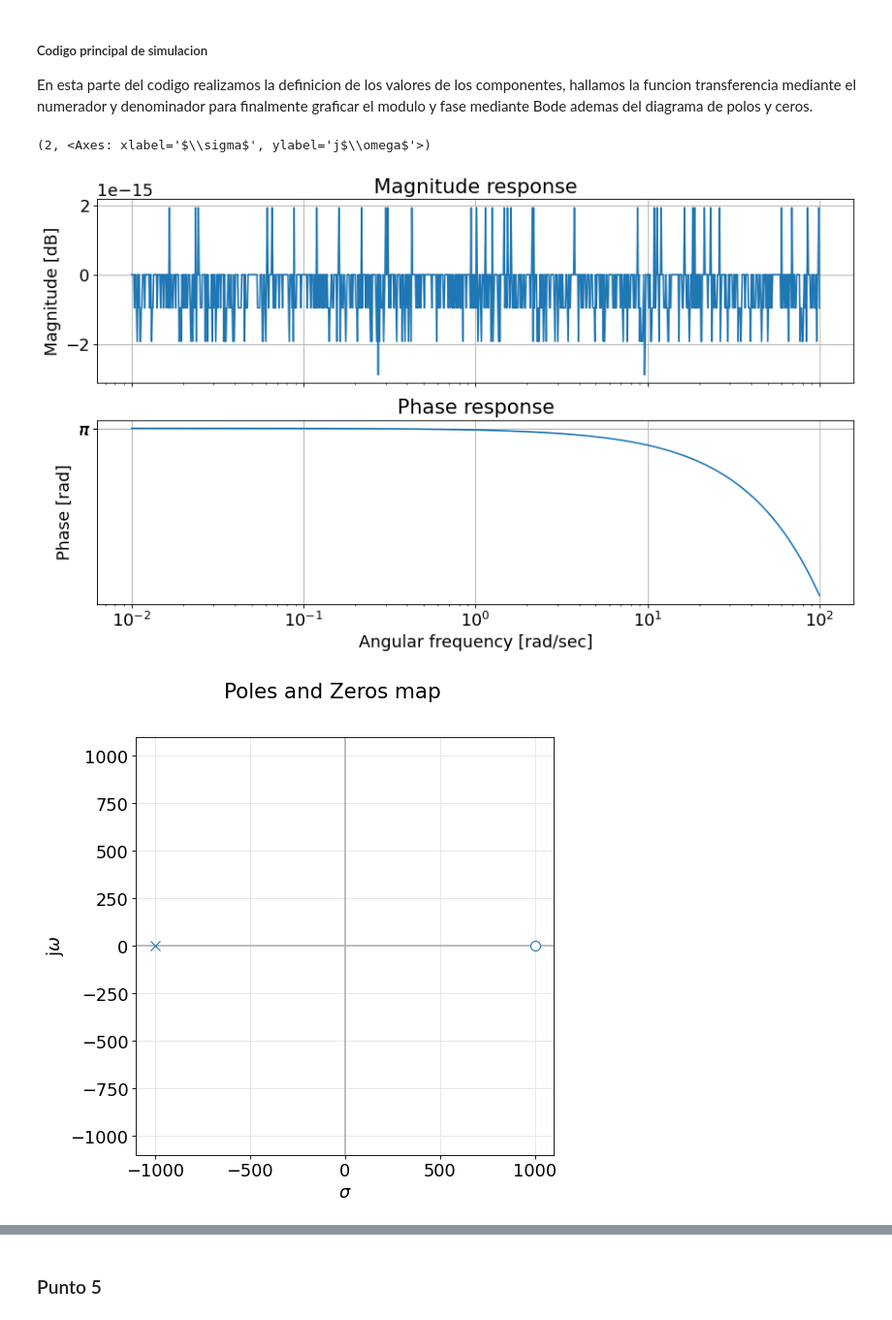
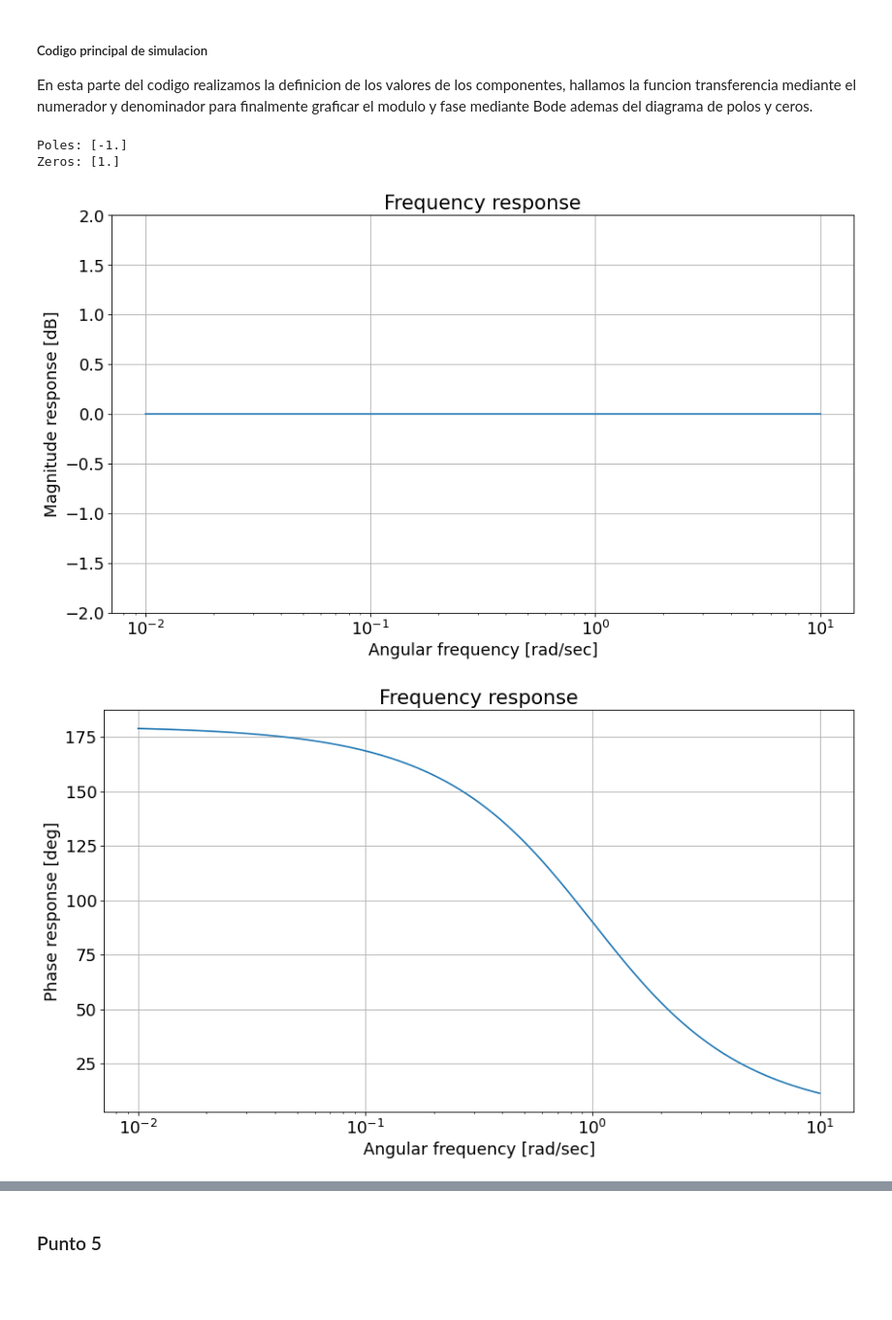
Before and after one commit to tomasalbanesi/TC2, a Jupyter notebook: Trabajo_Semanal_1/TS1_Notebook_Albanesi.ipynb, the cells around one changed output, grey strips where cells are left out. Shown at 97% size. Cells and saved outputs as stored; diff of their text form; code cells hidden in the pictures; blank space fills up the shorter version.

```diff
--- a/Trabajo_Semanal_1/TS1_Notebook_Albanesi.ipynb
+++ b/Trabajo_Semanal_1/TS1_Notebook_Albanesi.ipynb
@@ -208,21 +164,46 @@ plt.rcParams.update({'font.size':fig_font_size})
 
 En esta parte del codigo realizamos la definicion de los valores de los componentes, hallamos la funcion transferencia mediante el numerador y denominador para finalmente graficar el modulo y fase mediante Bode ademas del diagrama de polos y ceros.
 # %%
-# Definicion de componentes
-R1 = 1e3
-R2 = 1e3
-R3 = 1e3
-C = 1e-6
+# Seteo la frecuencia normalizada
+w0 = 1
 
-# Definicion de funcion de transferencia
-tf = TransferFunction( [1, -R2/(R1*R3*C)], [1, 1/(R3*C)] )
+# Defino numerador y denominador
+num = [1,-w0]
+den = [1,w0]
 
-# Grafico de bode
-bodePlot(tf, fig_id=1)
+# Defino el filtro mediante la TransferFunction
+myFilter = TransferFunction(num,den)
 
-# Grafico de polos y ceros
-pzmap(tf, fig_id=2)
+print('Poles:',myFilter.poles)
+print('Zeros:',myFilter.zeros)
+
+# Utilizo la funcion bode para obtener la frecuencia, magnitud y fase con un n de 200
+w, mag, phase = myFilter.bode(n=200)
+
+# Grafico de modulo
+plt.figure("Magnitude response")
+plt.semilogx(w, mag)    # Bode magnitude plot
+plt.ylim(-2,2)
+plt.grid(True)
+plt.xlabel('Angular frequency [rad/sec]')
+plt.ylabel('Magnitude response [dB]')
+plt.title('Frequency response')
+
+# Grafico de fase
+plt.figure("Phase response")
+plt.semilogx(w, phase)    # Bode phase plot
+plt.grid(True)
+plt.xlabel('Angular frequency [rad/sec]')
+plt.ylabel('Phase response [deg]')
+plt.title('Frequency response')
+
+# Grafico los polos y ceros
+pzmap(myFilter)
+
+# Muestro los graficos
+plt.show()
 # %% [output]
-(2, <Axes: xlabel='$\\sigma$', ylabel='j$\\omega$'>)
+Poles: [-1.]
+Zeros: [1.]
-[figure, old version]
+[figure, new version]
-[figure, old version]
+[figure, new version]
```
Also changed, not shown: parts of 22 cells of this notebook, 1 other file.
